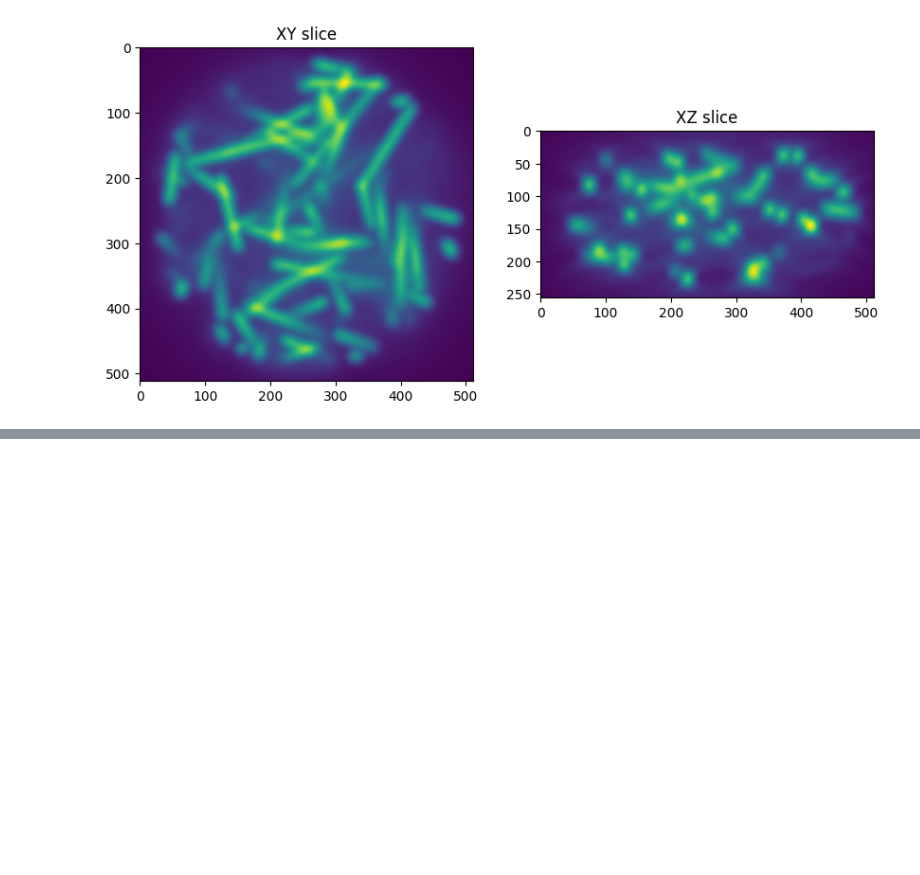
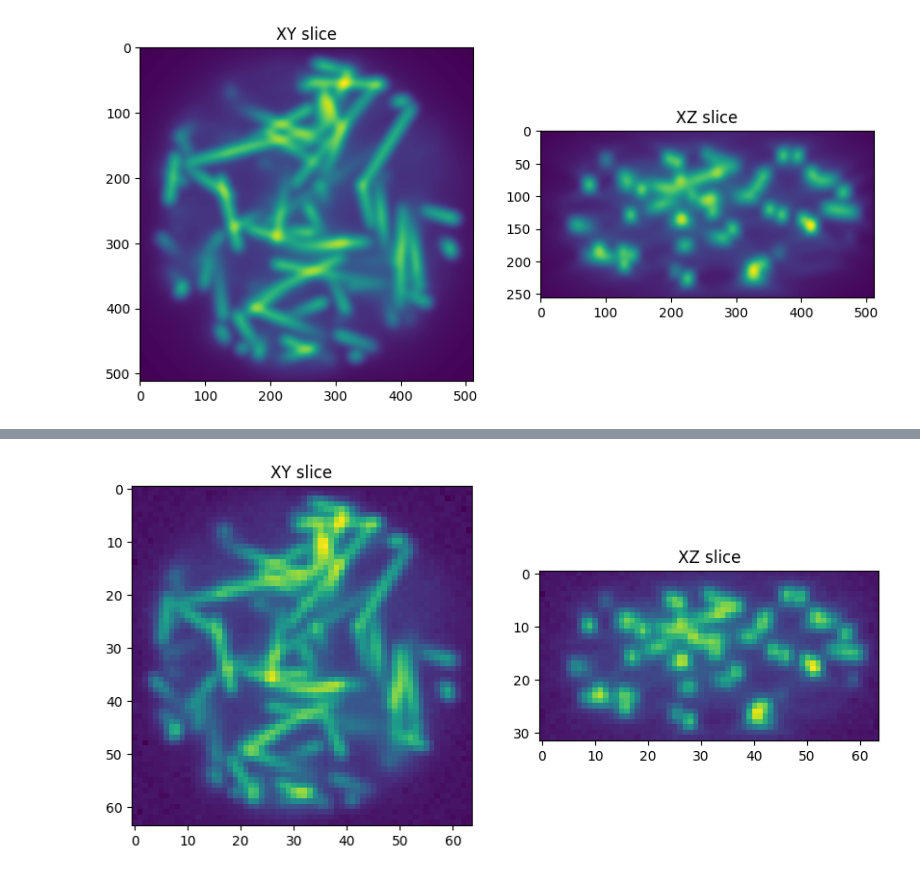
Before and after one commit to tlambert03/microsim, a Jupyter notebook: examples/confocal2.ipynb, the cells around one changed output, grey strips where cells are left out. Drawn from its saved outputs; the diff is of its cells as text; code cells hidden in the pictures; blank space fills up the shorter version.

```diff
--- a/examples/confocal2.ipynb
+++ b/examples/confocal2.ipynb
@@ -55,0 +45,5 @@ ortho_plot(noise_free_digital_image, mip=False)
+# %%
+# brighter sample
+realistic_digital_image2 = sim.digital_image(optical_img, photons_pp_ps_max=1e5)
+ortho_plot(realistic_digital_image2, mip=False)
+# %% [output]
@@ -55,0 +51 @@ ortho_plot(noise_free_digital_image, mip=False)
+[figure, added]
```
Also changed, not shown: parts of 4 cells of this notebook, 3 other files.
